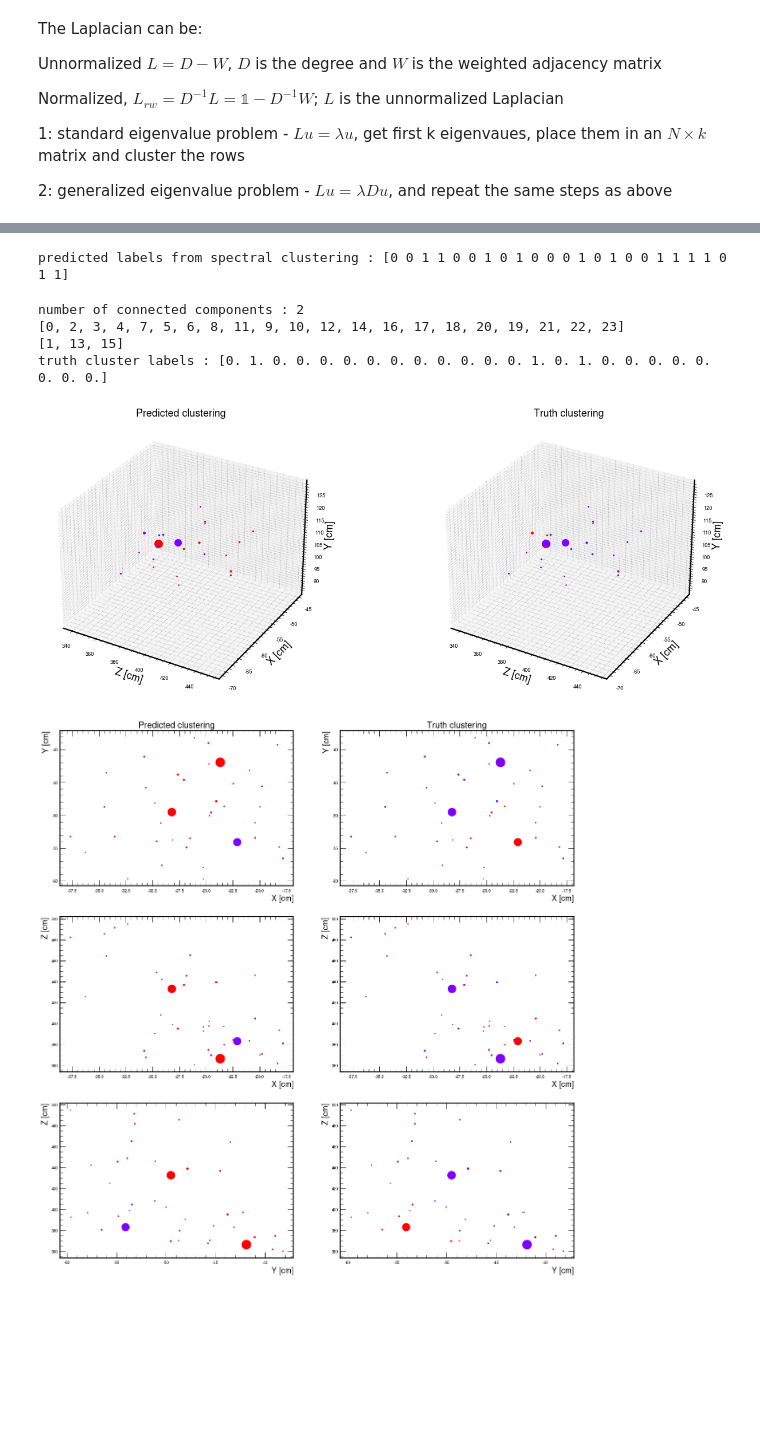
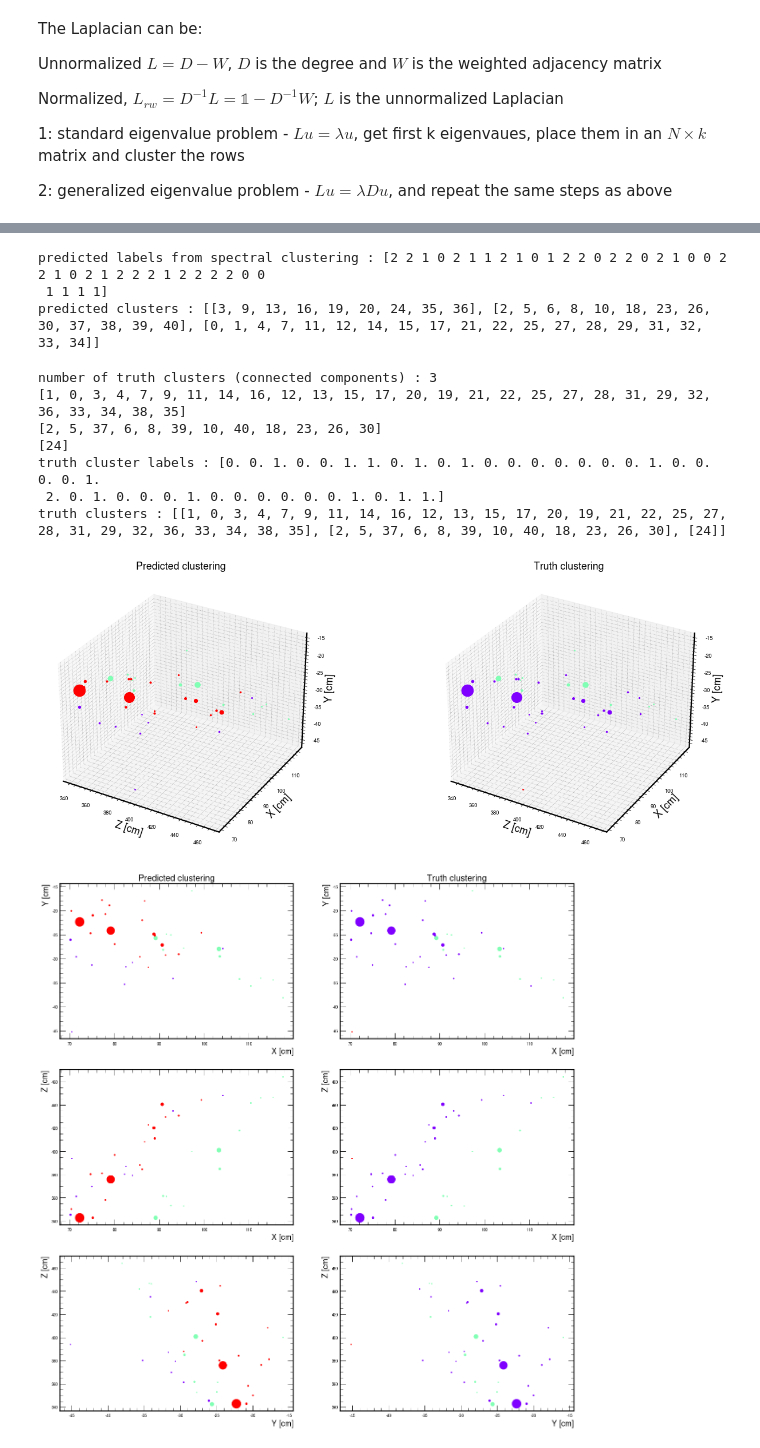
Before and after one commit to Abhirikshma/HackathonLinking, a Jupyter notebook: 3-Visualization.ipynb, the cells around one changed output, grey strips where cells are left out. Saved outputs shown, nothing was run; the diff lists cells and outputs as text; code cells hidden in the pictures; blank space fills up the shorter version.

```diff
--- a/3-Visualization.ipynb
+++ b/3-Visualization.ipynb
@@ -310,7 +311,7 @@ GraphNet(
   )
 )
 # %%
-ev_vis = 133 #event to visualize
+ev_vis = 134 #event to visualize
 t_node, t_pairs = truth_pairs(modelLoad, testDataset, ev_vis, 0.5)
 p_node, p_pairs = prediction_pairs(modelLoad, testDataset, ev_vis, 0.6)
 
@@ -327,5 +328,6 @@ x = p_node[:,0].detach().numpy()
 y = p_node[:,1].detach().numpy()
 z = p_node[:,2].detach().numpy()
 E = p_node[:,10].detach().numpy()
+print(E)
 plotTrackster(fig, ax, ax2,ax3,ax4, z,x,y,plot_missed = True, heatmap=E,edges=p_pairs, edges_t = t_pairs)
 # %% [output]
@@ -442,13 +460,22 @@ Inferred 2 clusters
-# %%
-# Spectral clustering
-from sklearn.cluster import SpectralClustering
-
-sc = SpectralClustering(n_clusters = n_clusters, affinity = "precomputed", assign_labels="cluster_qr")
-cluster_labels = sc.fit_predict(adj_weighted)
-
-print(f"predicted labels from spectral clustering : {cluster_labels}")
-# %% [output]
-predicted labels from spectral clustering : [0 0 1 1 0 0 1 0 1 0 0 0 1 0 1 0 0 1 1 1 1 0 1 1]
+# %%
+# Spectral clustering
+from sklearn.cluster import SpectralClustering
+
+sc = SpectralClustering(n_clusters = n_clusters, affinity = "precomputed", assign_labels="cluster_qr")
+pred_cluster_labels = sc.fit_predict(adj_weighted)
+
+print(f"predicted labels from spectral clustering : {pred_cluster_labels}")
+
+num_pred_clusters = max(pred_cluster_labels)+1
+predicted_clusters = [[] for i in range(num_pred_clusters)]
+
+for i, label in enumerate(pred_cluster_labels):
+    predicted_clusters[label].append(i)
+print(f"predicted clusters : {predicted_clusters}")
+# %% [output]
+predicted labels from spectral clustering : [2 2 1 0 2 1 1 2 1 0 1 2 2 0 2 2 0 2 1 0 0 2 2 1 0 2 1 2 2 2 1 2 2 2 2 0 0
+ 1 1 1 1]
+predicted clusters : [[3, 9, 13, 16, 19, 20, 24, 35, 36], [2, 5, 6, 8, 10, 18, 23, 26, 30, 37, 38, 39, 40], [0, 1, 4, 7, 11, 12, 14, 15, 17, 21, 22, 25, 27, 28, 29, 31, 32, 33, 34]]
 # %%
 import networkx as nx
 t_edges = []
@@ -457,21 +484,29 @@ for p in t_pairs:
 G = nx.Graph()
 G.add_edges_from(t_edges)
 G.add_nodes_from(range(len(t_node)))
-print(f"number of connected components : {nx.number_connected_components(G)}")
+num_truth_clusters = nx.number_connected_components(G)
+print(f"number of truth clusters (connected components) : {num_truth_clusters}")
 S = [G.subgraph(c).copy() for c in nx.connected_components(G)]
 
 truth_cluster_labels = np.zeros(len(t_node))
-
+truth_clusters = []
 for i, s in enumerate(S):
     print(s.nodes)
+    this_cluster = []
     for n in list(s):
         truth_cluster_labels[n] = i
+        this_cluster.append(n)
+    truth_clusters.append(this_cluster)
 print(f"truth cluster labels : {truth_cluster_labels}")
+print(f"truth clusters : {truth_clusters}")
 # %% [output]
-number of connected components : 2
-[0, 2, 3, 4, 7, 5, 6, 8, 11, 9, 10, 12, 14, 16, 17, 18, 20, 19, 21, 22, 23]
-[1, 13, 15]
-truth cluster labels : [0. 1. 0. 0. 0. 0. 0. 0. 0. 0. 0. 0. 0. 1. 0. 1. 0. 0. 0. 0. 0. 0. 0. 0.]
+number of truth clusters (connected components) : 3
+[1, 0, 3, 4, 7, 9, 11, 14, 16, 12, 13, 15, 17, 20, 19, 21, 22, 25, 27, 28, 31, 29, 32, 36, 33, 34, 38, 35]
+[2, 5, 37, 6, 8, 39, 10, 40, 18, 23, 26, 30]
+[24]
+truth cluster labels : [0. 0. 1. 0. 0. 1. 1. 0. 1. 0. 1. 0. 0. 0. 0. 0. 0. 0. 1. 0. 0. 0. 0. 1.
+ 2. 0. 1. 0. 0. 0. 1. 0. 0. 0. 0. 0. 0. 1. 0. 1. 1.]
+truth clusters : [[1, 0, 3, 4, 7, 9, 11, 14, 16, 12, 13, 15, 17, 20, 19, 21, 22, 25, 27, 28, 31, 29, 32, 36, 33, 34, 38, 35], [2, 5, 37, 6, 8, 39, 10, 40, 18, 23, 26, 30], [24]]
 # %%
 import matplotlib.colors
 fig = plt.figure(figsize=(20,8), dpi=80)
@@ -483,9 +518,9 @@ ax.set_ylabel("X [cm]", fontsize = 16)
 ax.set_zlabel("Y [cm]", fontsize = 16)
 ax.set_title("Predicted clustering", fontsize = 16)
 cmap = plt.cm.rainbow
-norm_pred = matplotlib.colors.Normalize(0, max(cluster_labels))
+norm_pred = matplotlib.colors.Normalize(0, max(pred_cluster_labels))
 for i, x_i in enumerate(x):
-    ax.scatter(z[i], x_i, y[i],s=E[i]*2, color=cmap(norm_pred(cluster_labels[i])))
+    ax.scatter(z[i], x_i, y[i],s=E[i]*2, color=cmap(norm_pred(pred_cluster_labels[i])))
 ax1 = fig.add_subplot(122, projection="3d")
 ax1.set_xlabel("Z [cm]", fontsize = 16)
 ax1.set_ylabel("X [cm]", fontsize = 16)
@@ -496,7 +531,7 @@ norm_truth = matplotlib.colors.Normalize(0, max(truth_cluster_labels))
 for i, x_i in enumerate(x):
     ax1.scatter(z[i], x_i, y[i],s=E[i]*2, color=cmap(norm_truth(truth_cluster_labels[i])))
 # %% [output]
-[figure, old version]
+[figure, new version]
 # %%
 fig = plt.figure(figsize=(19,20), dpi=80)
 # X-Y
@@ -510,34 +545,34 @@ ax1.set_ylabel("Y [cm]", fontsize = 16)
 ax1.set_title("Truth clustering", fontsize = 18)
 
 for i, x_i in enumerate(x):
-    ax.scatter(x_i, y[i],s=E[i]*2, color=cmap(norm_pred(cluster_labels[i])))
+    ax.scatter(x_i, y[i],s=E[i]*2, color=cmap(norm_pred(pred_cluster_labels[i])))
     ax1.scatter(x_i, y[i],s=E[i]*2, color=cmap(norm_truth(truth_cluster_labels[i])))
 
 
 # Z-X
 ax = fig.add_subplot(323)
 ax.set_xlabel("X [cm]", fontsize = 16)
 ax.set_ylabel("Z [cm]", fontsize = 16)
 ax1 = fig.add_subplot(324)
 ax1.set_xlabel("X [cm]", fontsize = 16)
 ax1.set_ylabel("Z [cm]", fontsize = 16)
 
 for i, x_i in enumerate(x):
-    ax.scatter(x_i, z[i],s=E[i]*2, color=cmap(norm_pred(cluster_labels[i])))
+    ax.scatter(x_i, z[i],s=E[i]*2, color=cmap(norm_pred(pred_cluster_labels[i])))
     ax1.scatter(x_i, z[i],s=E[i]*2, color=cmap(norm_truth(truth_cluster_labels[i])))
 
 
 
 # Z-Y
 ax = fig.add_subplot(325)
 ax.set_xlabel("Y [cm]", fontsize = 16)
 ax.set_ylabel("Z [cm]", fontsize = 16)
 ax1 = fig.add_subplot(326)
 ax1.set_xlabel("Y [cm]", fontsize = 16)
 ax1.set_ylabel("Z [cm]", fontsize = 16)
 
 for i, x_i in enumerate(x):
-    ax.scatter(y[i], z[i],s=E[i]*2, color=cmap(norm_pred(cluster_labels[i])))
+    ax.scatter(y[i], z[i],s=E[i]*2, color=cmap(norm_pred(pred_cluster_labels[i])))
     ax1.scatter(y[i], z[i],s=E[i]*2, color=cmap(norm_truth(truth_cluster_labels[i])))
 # %% [output]
-[figure, old version]
+[figure, new version]
```
Also changed, not shown: parts of 10 cells of this notebook, 1 other file.
